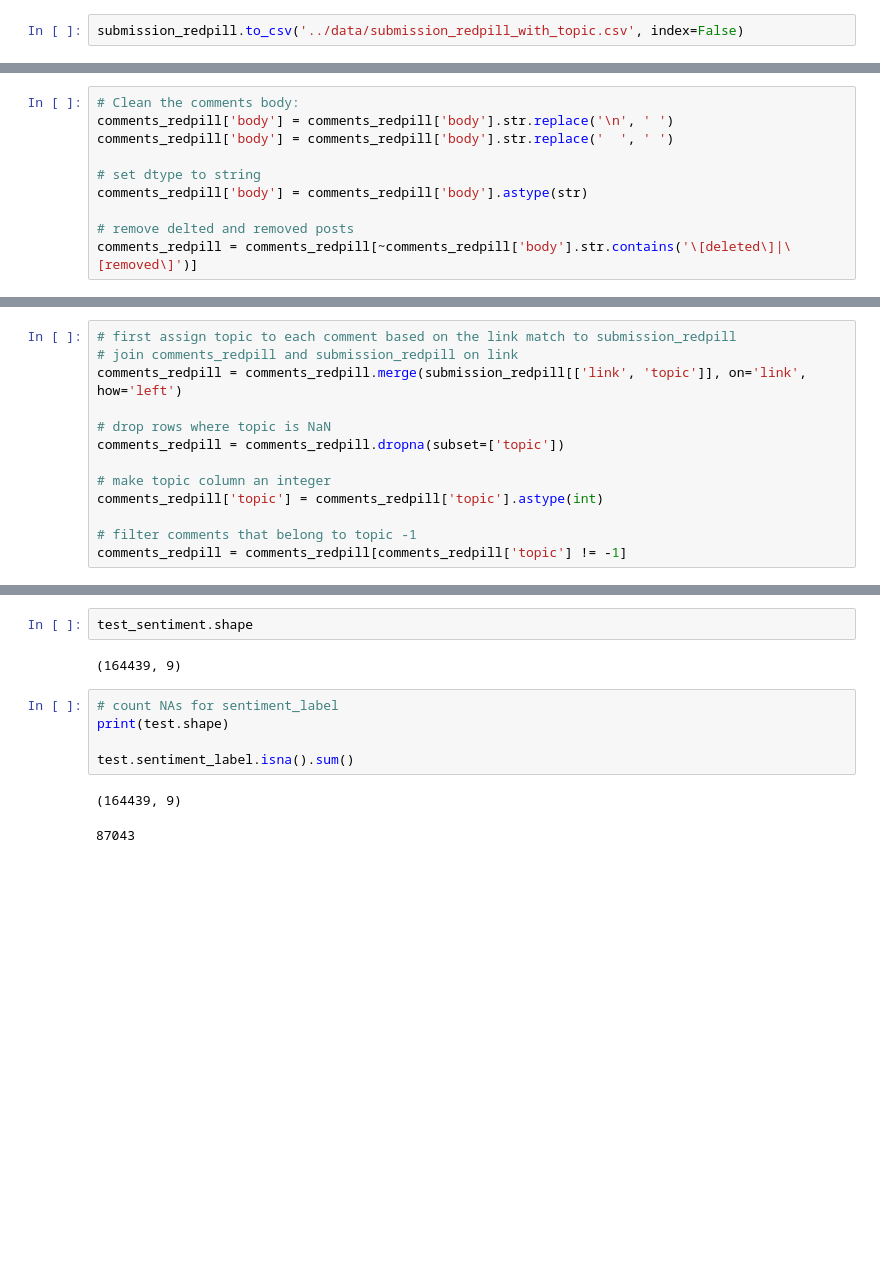
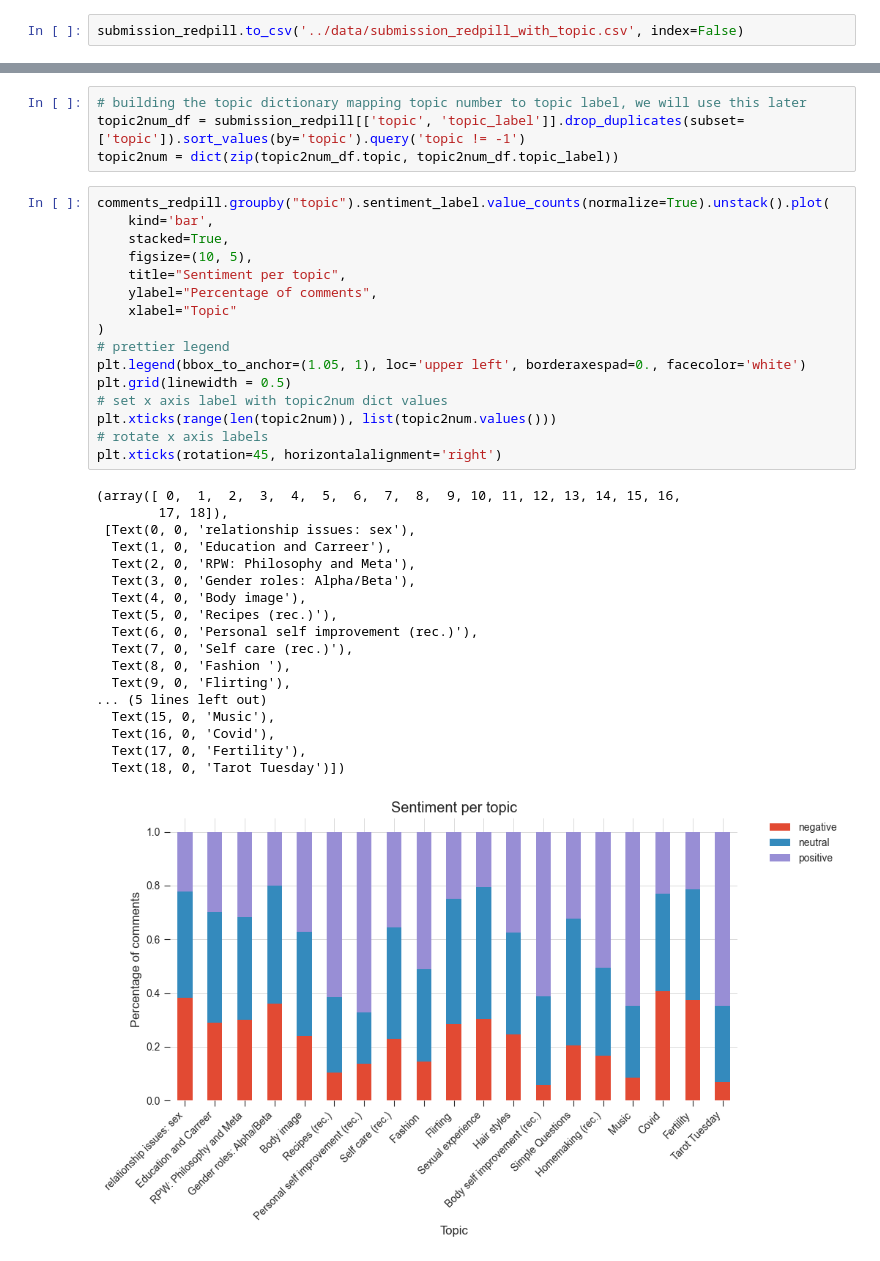
Before and after one commit to MisterXY89/redpillwomen, a Jupyter notebook: src/sentiment_per_topic.ipynb, the cells around one changed output, grey strips where cells are left out. Cells and saved outputs as stored; diff of their text form; blank space fills up the shorter version.

Commit message:
answering questions + sentiment & emotions calc notebook

```diff
--- a/src/sentiment_per_topic.ipynb
+++ b/src/sentiment_per_topic.ipynb
@@ -194,10 +213,0 @@ We want to look at the sentiment and emotions of comments per topic, therefore w
-# %%
-# Clean the comments body:
-comments_redpill['body'] = comments_redpill['body'].str.replace('\n', ' ')
-comments_redpill['body'] = comments_redpill['body'].str.replace('  ', ' ')
-
-# set dtype to string
-comments_redpill['body'] = comments_redpill['body'].astype(str)
-
-# remove delted and removed posts
-comments_redpill = comments_redpill[~comments_redpill['body'].str.contains('\[deleted\]|\[removed\]')]
@@ -213,13 +213,0 @@ comments_redpill.head()
-# %%
-# first assign topic to each comment based on the link match to submission_redpill
-# join comments_redpill and submission_redpill on link
-comments_redpill = comments_redpill.merge(submission_redpill[['link', 'topic']], on='link', how='left')
-
-# drop rows where topic is NaN
-comments_redpill = comments_redpill.dropna(subset=['topic'])
-
-# make topic column an integer
-comments_redpill['topic'] = comments_redpill['topic'].astype(int)
-
-# filter comments that belong to topic -1
-comments_redpill = comments_redpill[comments_redpill['topic'] != -1]
@@ -258,12 +214,39 @@ dtype: int64
-# %%
-test_sentiment.shape
-# %% [output]
-(164439, 9)
-# %%
-# count NAs for sentiment_label
-print(test.shape)
-
-test.sentiment_label.isna().sum()
-# %% [output]
-(164439, 9)
-87043
+# %%
+# building the topic dictionary mapping topic number to topic label, we will use this later
+topic2num_df = submission_redpill[['topic', 'topic_label']].drop_duplicates(subset=['topic']).sort_values(by='topic').query('topic != -1')
+topic2num = dict(zip(topic2num_df.topic, topic2num_df.topic_label))
+# %%
+comments_redpill.groupby("topic").sentiment_label.value_counts(normalize=True).unstack().plot(
+    kind='bar',
+    stacked=True,
+    figsize=(10, 5),
+    title="Sentiment per topic",
+    ylabel="Percentage of comments",
+    xlabel="Topic"
+)
+# prettier legend
+plt.legend(bbox_to_anchor=(1.05, 1), loc='upper left', borderaxespad=0., facecolor='white')
+plt.grid(linewidth = 0.5)
+# set x axis label with topic2num dict values
+plt.xticks(range(len(topic2num)), list(topic2num.values()))
+# rotate x axis labels
+plt.xticks(rotation=45, horizontalalignment='right')
+# %% [output]
+(array([ 0,  1,  2,  3,  4,  5,  6,  7,  8,  9, 10, 11, 12, 13, 14, 15, 16,
+        17, 18]),
+ [Text(0, 0, 'relationship issues: sex'),
+  Text(1, 0, 'Education and Carreer'),
+  Text(2, 0, 'RPW: Philosophy and Meta'),
+  Text(3, 0, 'Gender roles: Alpha/Beta'),
+  Text(4, 0, 'Body image'),
+  Text(5, 0, 'Recipes (rec.)'),
+  Text(6, 0, 'Personal self improvement (rec.)'),
+  Text(7, 0, 'Self care (rec.)'),
+  Text(8, 0, 'Fashion '),
+  Text(9, 0, 'Flirting'),
+... (5 lines left out)
+  Text(15, 0, 'Music'),
+  Text(16, 0, 'Covid'),
+  Text(17, 0, 'Fertility'),
+  Text(18, 0, 'Tarot Tuesday')])
+[figure, added]
```
Also changed, not shown: parts of 28 cells of this notebook, 1 other file.
